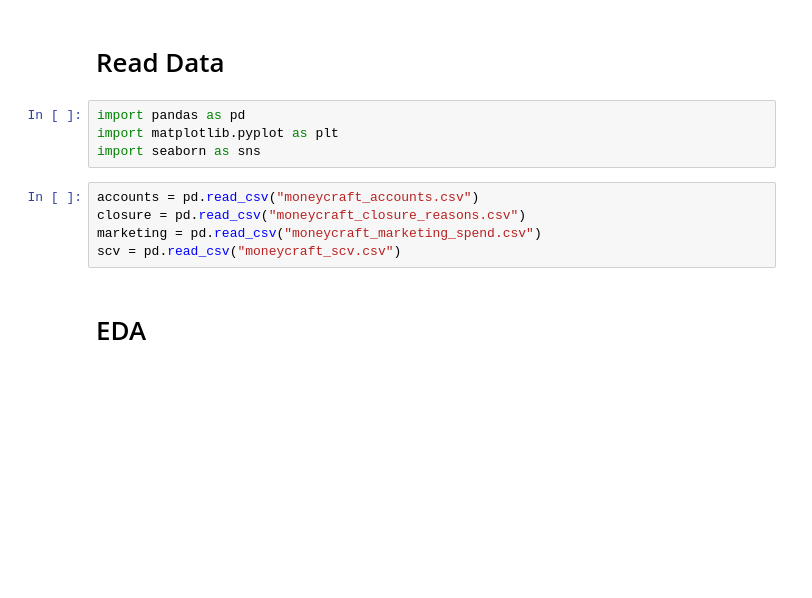
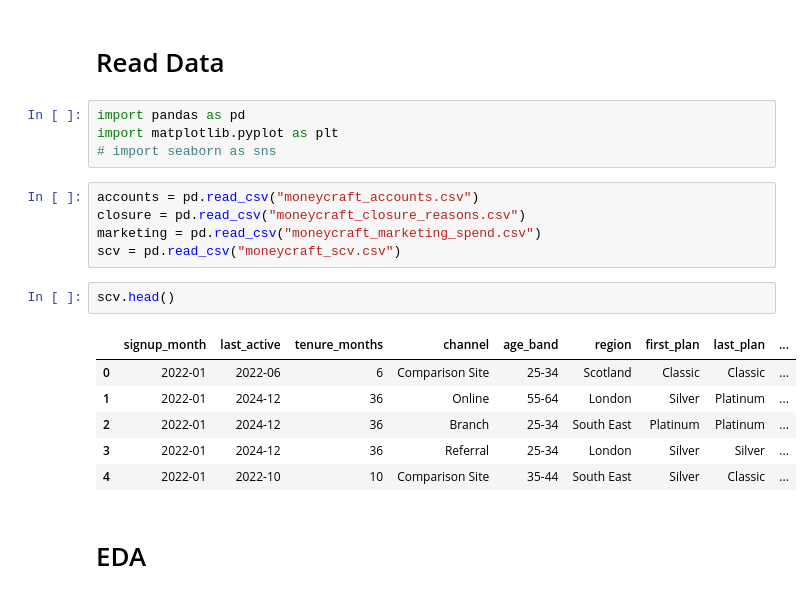
Before and after one commit to geraintmelville/moneycraft_project, a Jupyter notebook: Geraint.ipynb, the cells around one changed output. Drawn from its saved outputs; the diff is of its cells as text; blank space fills up the shorter version.

```diff
--- a/Geraint.ipynb
+++ b/Geraint.ipynb
@@ -3,12 +3,21 @@
 # %%
 import pandas as pd
 import matplotlib.pyplot as plt
-import seaborn as sns
+# import seaborn as sns
 # %%
 accounts = pd.read_csv("moneycraft_accounts.csv")
 closure = pd.read_csv("moneycraft_closure_reasons.csv")
 marketing = pd.read_csv("moneycraft_marketing_spend.csv")
 scv = pd.read_csv("moneycraft_scv.csv")
+# %%
+scv.head()
+# %% [output]
+|  | signup_month | last_active | tenure_months | channel | age_band | region | first_plan | last_plan | ... |
+| 0 | 2022-01 | 2022-06 | 6 | Comparison Site | 25-34 | Scotland | Classic | Classic | ... |
+| 1 | 2022-01 | 2024-12 | 36 | Online | 55-64 | London | Silver | Platinum | ... |
+| 2 | 2022-01 | 2024-12 | 36 | Branch | 25-34 | South East | Platinum | Platinum | ... |
+| 3 | 2022-01 | 2024-12 | 36 | Referral | 25-34 | London | Silver | Silver | ... |
+| 4 | 2022-01 | 2022-10 | 10 | Comparison Site | 35-44 | South East | Silver | Classic | ... |
 # %% [markdown]
 # EDA
 # %% [markdown]
```
Also changed, not shown: 1 other file.
